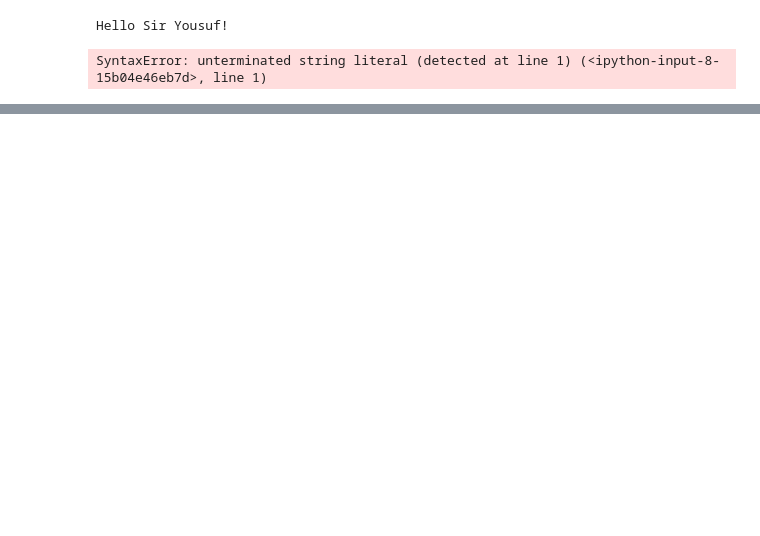
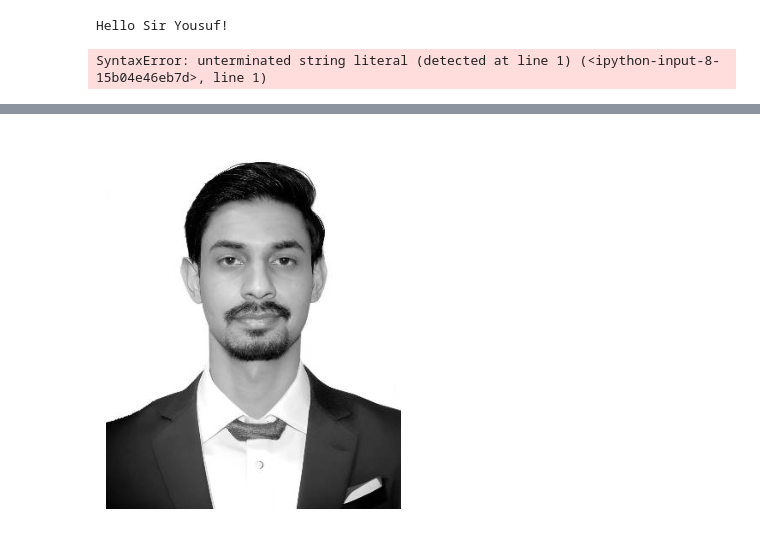
Before and after one commit to mddaniya1/AI-AssistedCoding, a Jupyter notebook: uitTuesday.ipynb, the cells around one changed output, grey strips where cells are left out. Cells and saved outputs as stored; diff of their text form; code cells hidden in the pictures; blank space fills up the shorter version.

```diff
--- a/uitTuesday.ipynb
+++ b/uitTuesday.ipynb
@@ -25,0 +272,19 @@ Sir Yousuf
+# %%
+# prompt: /content/drive/MyDrive/ameenalam/imageAmeen.jpg greyscale to this image
+
+import matplotlib.pyplot as plt
+import matplotlib.image as mpimg
+import numpy as np
+
+# Load the image
+img = mpimg.imread('/content/drive/MyDrive/ameenalam/imageAmeen.jpg')
+
+# Convert the image to grayscale
+gray_img = np.dot(img[...,:3], [0.299, 0.587, 0.114])
+
+# Display the grayscale image
+plt.imshow(gray_img, cmap=plt.get_cmap('gray'))
+plt.axis('off')  # Turn off axis
+plt.show()
+# %% [output]
+[figure, added]
```
Also changed, not shown: parts of 16 cells of this notebook.
